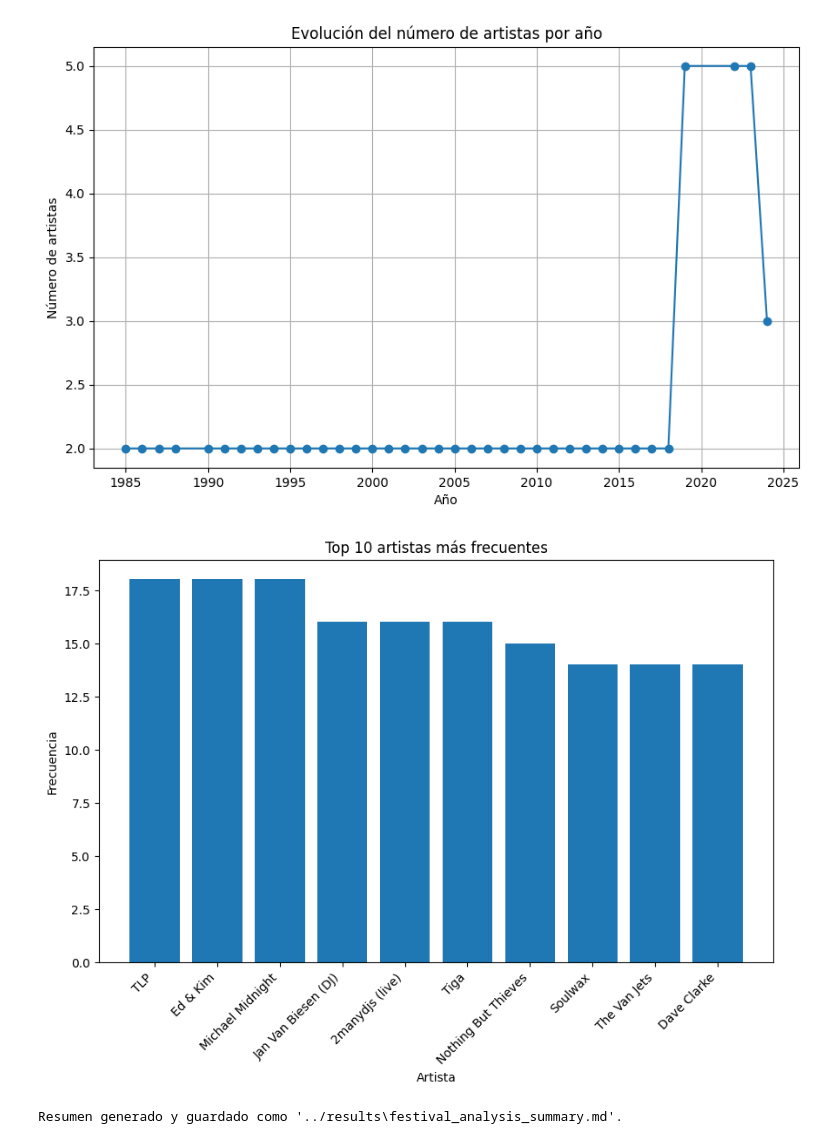
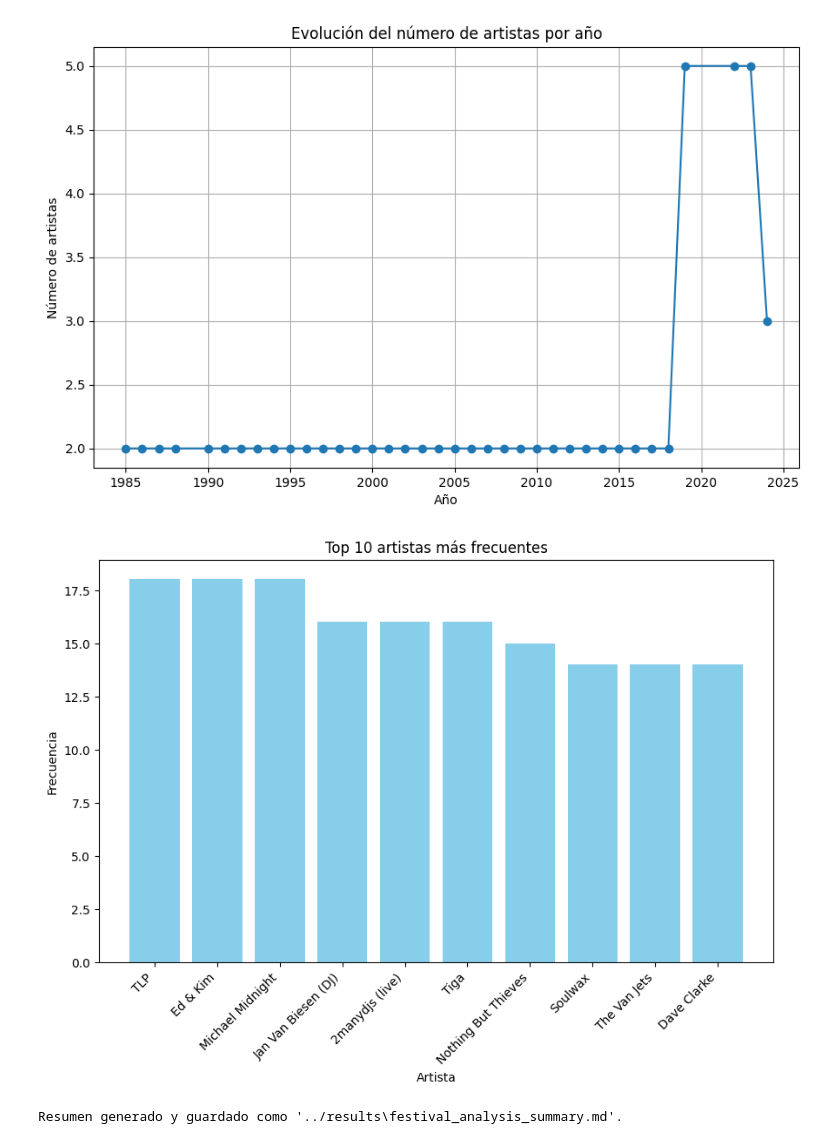
Before and after one commit to josuesmoody/Festival-Data-Analysis-Project, a Jupyter notebook: notebooks/analysis_festivals.ipynb, the cells around one changed output. Drawn from its saved outputs; the diff is of its cells as text; code cells hidden in the pictures.

```diff
--- a/notebooks/analysis_festivals.ipynb
+++ b/notebooks/analysis_festivals.ipynb
@@ -3,11 +3,16 @@
 import pandas as pd
 import matplotlib.pyplot as plt
 import json
+import os
 
 # Cargar datos desde archivos JSON
 cleaned_data_path = '../data/cleaned_festivals_data.json'
 festivals_data_path = '../data/festivals_data.json'
 werchter_data_path = '../data/werchter_data.json'
+
+# Validar que los archivos existan
+if not (os.path.exists(cleaned_data_path) and os.path.exists(festivals_data_path) and os.path.exists(werchter_data_path)):
+    raise FileNotFoundError("One or more data files are missing in the specified paths.")
 
 # Cargar archivos JSON
 with open(cleaned_data_path, 'r') as file:
@@ -47,6 +52,10 @@ combined_df['year'] = pd.to_numeric(combined_df['year'], errors='coerce')
 combined_df['artists'] = combined_df['artists'].apply(lambda x: x if isinstance(x, list) else [])
 exploded_df = combined_df.explode('artists').reset_index(drop=True)
 
+# Validar que el DataFrame no esté vacío
+if combined_df.empty:
+    raise ValueError("The combined dataset is empty. Check your input data files.")
+
 # Análisis
 # 1. Festival con la historia más larga de operación continua
 festival_years = combined_df.groupby('festival')['year'].agg(['min', 'max']).reset_index()
@@ -84,7 +93,7 @@ plt.show()
 
 # Top 10 artistas más frecuentes
 plt.figure(figsize=(10, 6))
-plt.bar(top_artists['artist'], top_artists['frequency'])
+plt.bar(top_artists['artist'], top_artists['frequency'], color='skyblue')
 plt.title('Top 10 artistas más frecuentes')
 plt.xlabel('Artista')
 plt.ylabel('Frecuencia')
@@ -100,37 +109,56 @@ markdown_summary = f"""
 - **Duración**: {longest_running_festival['duration']} años (de {longest_running_festival['min']} a {longest_running_festival['max']})
 
 ## 2. Artistas más frecuentes
 ### Los 10 artistas más frecuentes:
-{top_artists.to_string(index=False)}
+| Artista | Frecuencia |
+|---------|------------|
+"""
+markdown_summary += "\n".join(
+    [f"| {row['artist']} | {row['frequency']} |" for _, row in top_artists.iterrows()]
+)
+
+markdown_summary += f"""
 
 ## 3. Evolución del número de artistas por año
 Se observa un crecimiento constante en el número de artistas en los festivales a lo largo del tiempo.
 Consulta el gráfico correspondiente para más detalles.
 
 ## 4. Artistas presentes en múltiples festivales
 ### Ejemplo de artistas que participaron en varios festivales en el mismo año:
-{multi_festival_artists.head().to_string(index=False)}
+| Año | Artista | Número de Festivales |
+|-----|---------|-----------------------|
+"""
+markdown_summary += "\n".join(
+    [f"| {row['year']} | {row['artists']} | {row['festival_count']} |" for _, row in multi_festival_artists.head().iterrows()]
+)
+
+markdown_summary += f"""
 
 ## 5. Headliners por festival y año
 ### Ejemplo de headliners seleccionados:
-{headliners.head().to_string(index=False)}
+| Festival | Año | Artistas |
+|----------|-----|----------|
+"""
+markdown_summary += "\n".join(
+    [f"| {row['festival']} | {row['year']} | {', '.join(row['artists'][:3])} |" for _, row in headliners.head().iterrows()]
+)
+
+markdown_summary += f"""
 
 ## Conclusión
 El análisis muestra tendencias claras de expansión en los festivales de música y la importancia de ciertos artistas destacados.
 """
 
 # Guardar el resumen como archivo Markdown con ajustes
-import os
-
 output_dir = "../results"
 os.makedirs(output_dir, exist_ok=True)
 
 output_path = os.path.join(output_dir, "festival_analysis_summary.md")
 with open(output_path, "w", encoding="utf-8") as file:
     file.write(markdown_summary)
 
 print(f"Resumen generado y guardado como '{output_path}'.")
 # %% [output]
 [figure]
-[figure, old version]
+[figure, new version]
 Resumen generado y guardado como '../results\festival_analysis_summary.md'.
```
Also changed, not shown: 1 other file.
